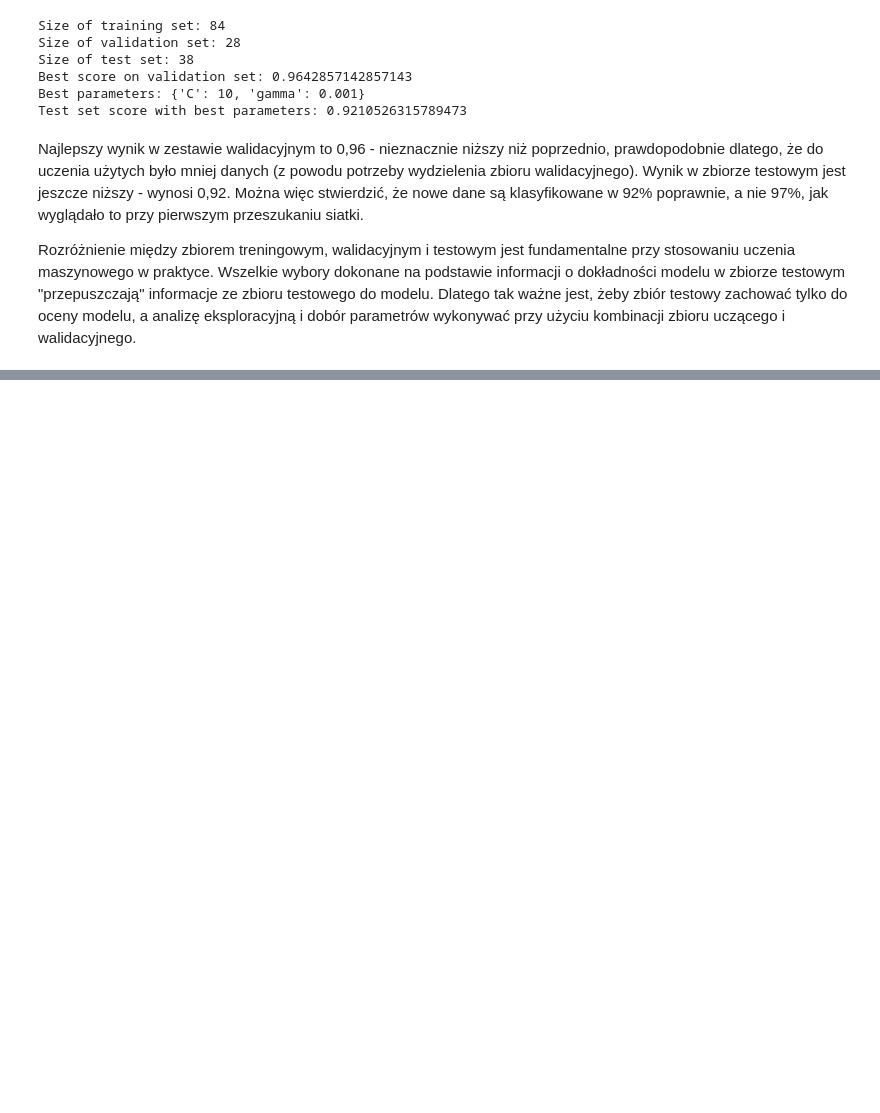
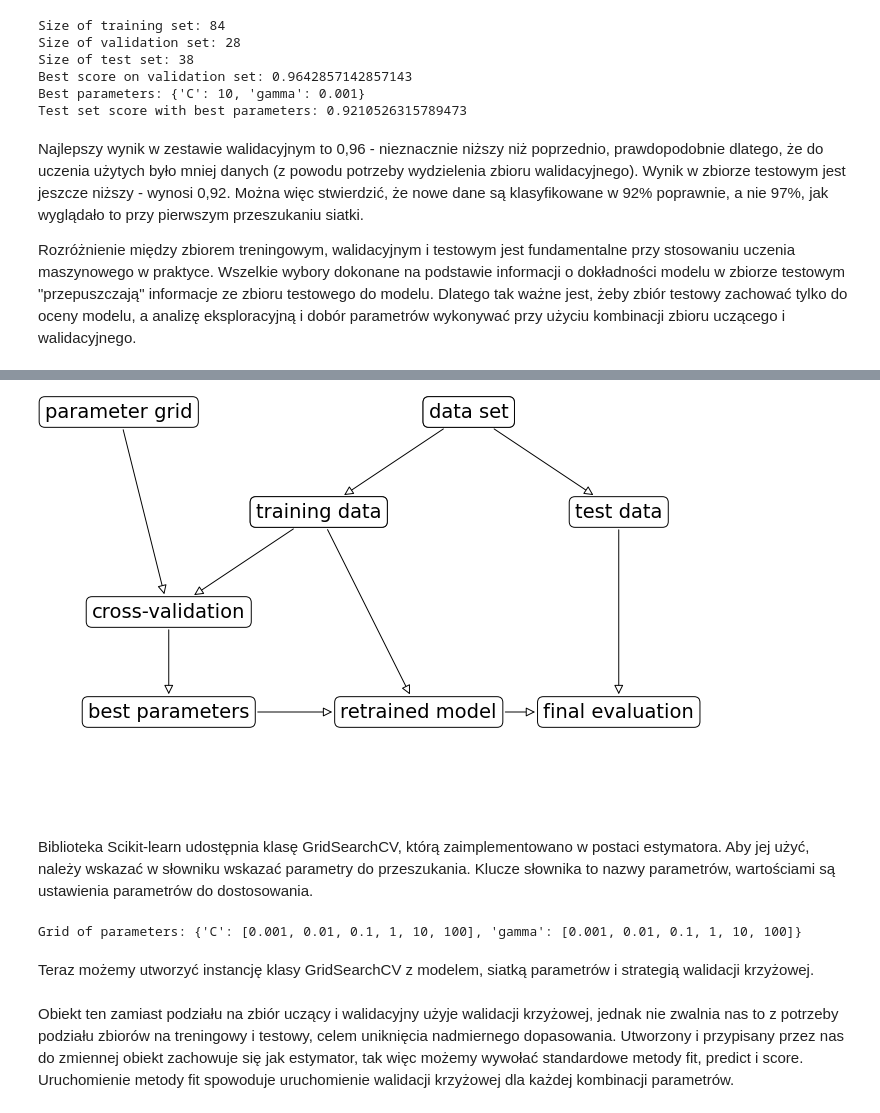
Before and after one commit to jakubtwalczak/Muller_Guido_Introduction_to_ML, a Jupyter notebook: Rozdział_5_Ocena_i_doskonalenie_modelu.ipynb, the cells around one changed output, grey strips where cells are left out. Saved outputs shown, nothing was run; the diff lists cells and outputs as text; code cells hidden in the pictures; blank space fills up the shorter version.

```diff
--- a/Rozdział_5_Ocena_i_doskonalenie_modelu.ipynb
+++ b/Rozdział_5_Ocena_i_doskonalenie_modelu.ipynb
@@ -258,0 +297,14 @@ Rozróżnienie między zbiorem treningowym, walidacyjnym i testowym jest fundame
+# %%
+mglearn.plots.plot_grid_search_overview()
+# %% [output]
+[figure, added]
+# %% [markdown]
+Biblioteka Scikit-learn udostępnia klasę GridSearchCV, którą zaimplementowano w postaci estymatora. Aby jej użyć, należy wskazać w słowniku wskazać parametry do przeszukania. Klucze słownika to nazwy parametrów, wartościami są ustawienia parametrów do dostosowania.
+# %%
+param_grid = {"C": [0.001, 0.01, 0.1, 1, 10, 100],
+              'gamma': [0.001, 0.01, 0.1, 1, 10, 100]}
+print(f"Grid of parameters: {param_grid}")
+# %% [output]
+Grid of parameters: {'C': [0.001, 0.01, 0.1, 1, 10, 100], 'gamma': [0.001, 0.01, 0.1, 1, 10, 100]}
+# %% [markdown]
+Teraz możemy utworzyć instancję klasy GridSearchCV z modelem, siatką parametrów i strategią walidacji krzyżowej.
@@ -258,0 +315,2 @@ Rozróżnienie między zbiorem treningowym, walidacyjnym i testowym jest fundame
+# %% [markdown]
+Obiekt ten zamiast podziału na zbiór uczący i walidacyjny użyje walidacji krzyżowej, jednak nie zwalnia nas to z potrzeby podziału zbiorów na treningowy i testowy, celem uniknięcia nadmiernego dopasowania. Utworzony i przypisany przez nas do zmiennej obiekt zachowuje się jak estymator, tak więc możemy wywołać standardowe metody fit, predict i score. Uruchomienie metody fit spowoduje uruchomienie walidacji krzyżowej dla każdej kombinacji parametrów.
```
Also changed, not shown: parts of 15 cells of this notebook.
